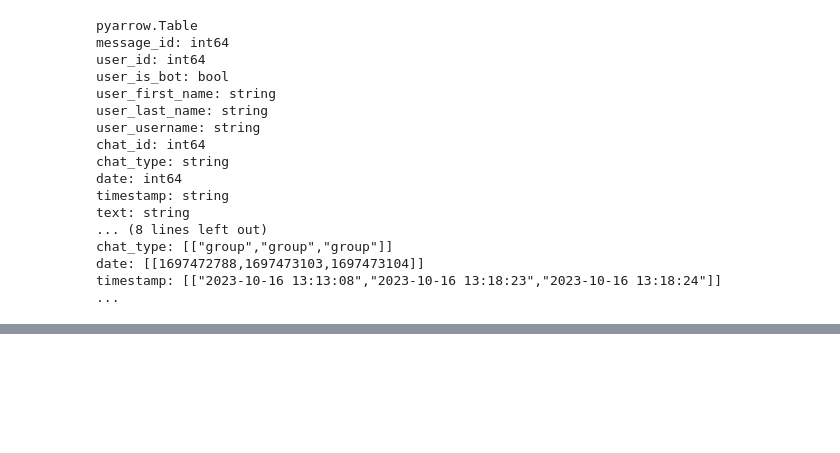
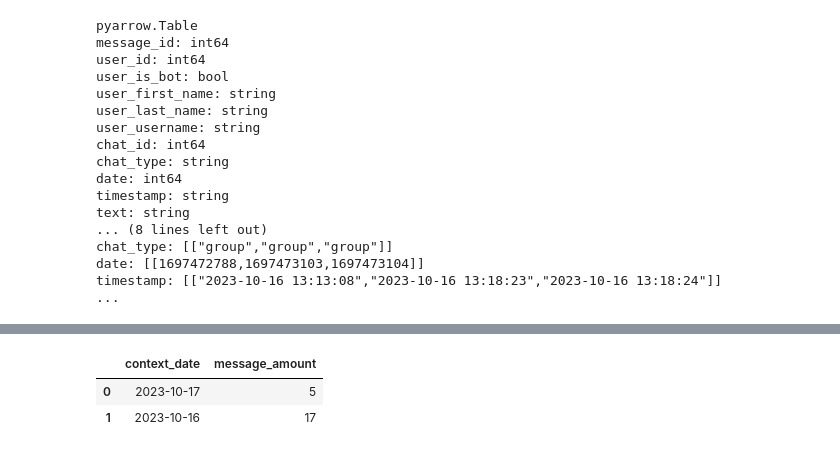
Before and after one commit to mateus-miguel/projeto-pipeline-telegram, a Jupyter notebook: telegram-pipeline-project.ipynb, the cells around one changed output, grey strips where cells are left out. Drawn from its saved outputs; the diff is of its cells as text; code cells hidden in the pictures; blank space fills up the shorter version.

```diff
--- a/telegram-pipeline-project.ipynb
+++ b/telegram-pipeline-project.ipynb
@@ -339,0 +406,9 @@ timestamp: [["2023-10-16 13:13:08","2023-10-16 13:18:23","2023-10-16 13:18:24"]]
+# %%
+import pandas as pd
+
+df = pd.read_csv('../input/data-getupdates/daily_messages.csv', sep=',')
+df.head()
+# %% [output]
+|  | context_date | message_amount |
+| 0 | 2023-10-17 | 5 |
+| 1 | 2023-10-16 | 17 |
```
Also changed, not shown: parts of 11 cells of this notebook.
